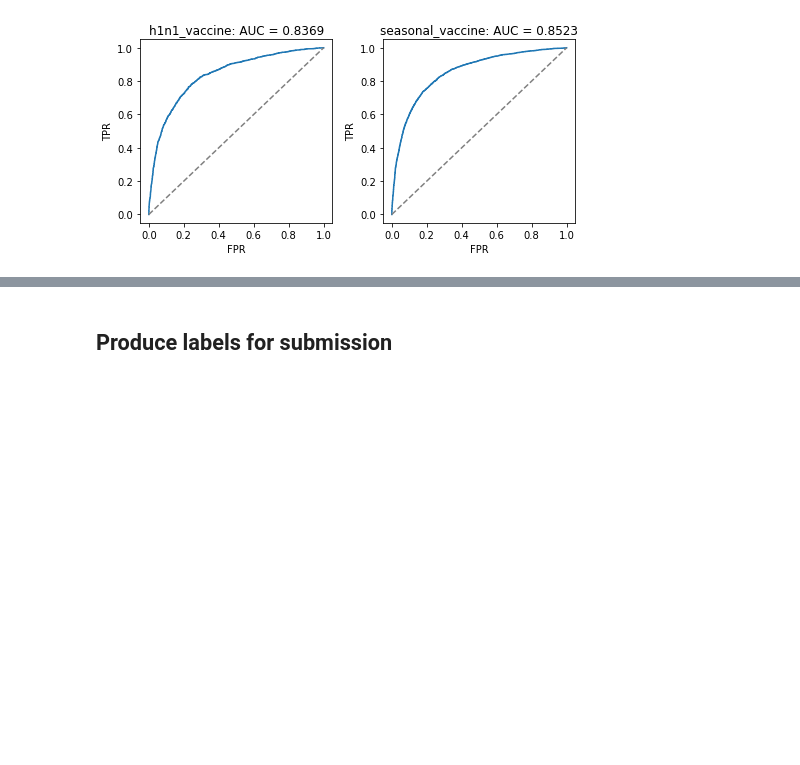
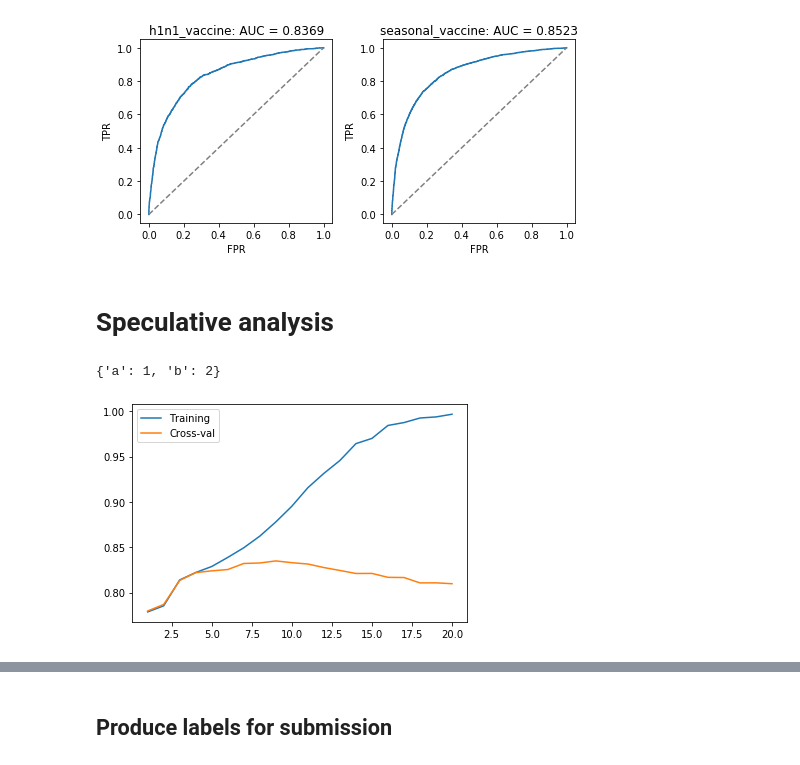
Before and after one commit to ScottVinay/Flu-shot-learning, a Jupyter notebook: flu.ipynb, the cells around one changed output, grey strips where cells are left out. Saved outputs shown, nothing was run; the diff lists cells and outputs as text; code cells hidden in the pictures; blank space fills up the shorter version.

```diff
--- a/flu.ipynb
+++ b/flu.ipynb
@@ -140,7 +143,7 @@ model_logreg_elastic = MultiOutputClassifier(
 )
 
 model_rf01 = MultiOutputClassifier(
-    estimator=RandomForestClassifier()
+    estimator=RandomForestClassifier(max_depth = 10)
 )
 
 
@@ -177,3 +180,4 @@ xtr = preprocessor.fit_transform(dfxtr)
 xcv = preprocessor.transform(dfxcv)
 # %%
 models_to_test = dict_of_models.keys() # Can change to a subset
+models_to_test = ['rf01']
@@ -236,3 +240,5 @@ def plot_roc(dict_of_ypr, label):
 plot_roc(dict_of_ypr,'logred_l2')
 # %% [output]
 [figure]
+# %% [markdown]
+# Speculative analysis
@@ -238,0 +250,33 @@ plot_roc(dict_of_ypr,'logred_l2')
+# %%
+d1
+# %% [output]
+{'a': 1, 'b': 2}
+# %%
+def test_param_range(paramname, min_, max_, skip=1, **kwargs):
+    if paramname in kwargs.keys():
+        print('Looping parameter already in kwargs!')
+        return
+
+    auclist_tr = []
+    auclist_cv = []
+
+    for pval in np.arange(min_, max_+1, skip):
+        kwargs.update({paramname: pval})
+        model = MultiOutputClassifier(estimator=RandomForestClassifier(**kwargs))
+        model.fit(xtr, ytr);
+
+        ytr_pr = transform_MOC_output(model.predict_proba(xtr))
+        ycv_pr = transform_MOC_output(model.predict_proba(xcv))
+
+        auclist_tr.append(roc_auc_score(ytr, ytr_pr))
+        auclist_cv.append(roc_auc_score(ycv, ycv_pr))
+
+    plt.plot(list(np.arange(min_, max_+1, skip)), auclist_tr, label='Training')
+    plt.plot(list(np.arange(min_, max_+1, skip)), auclist_cv, label='Cross-val')
+    plt.legend()
+    plt.show()
+    return
+# %%
+test_param_range('max_depth', 1, 20)
+# %% [output]
+[figure, added]
```
Also changed, not shown: parts of 14 cells of this notebook.
